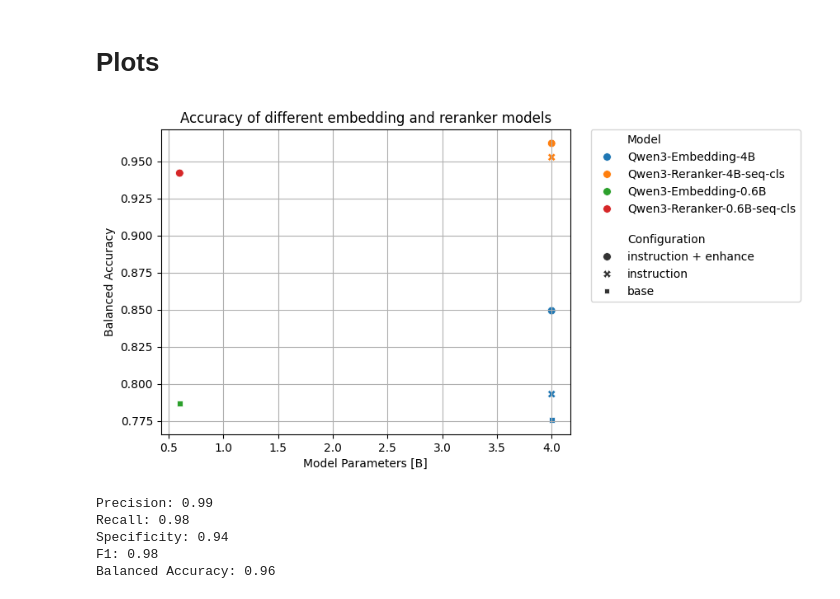
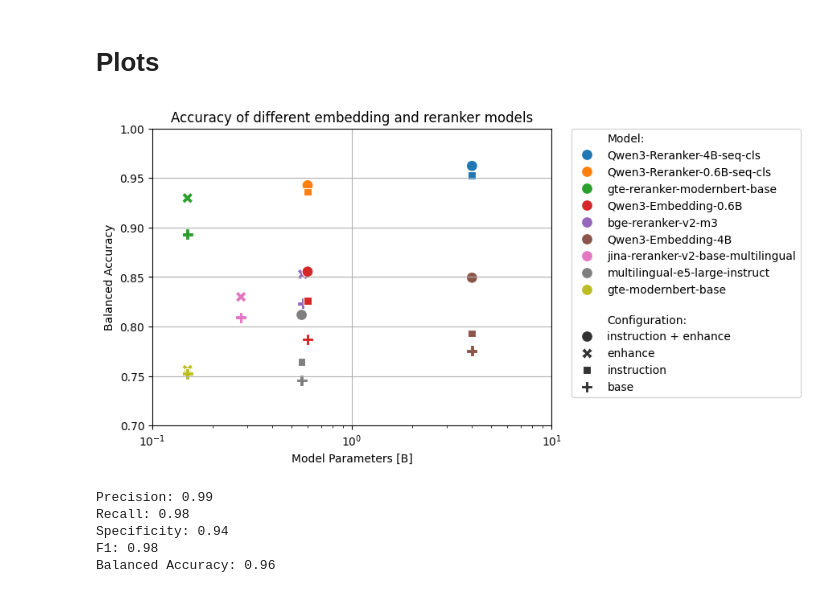
Before and after one commit to pnyxai/a-vert, a Jupyter notebook: notebooks/process_results.ipynb, the cells around one changed output. Drawn from its saved outputs; the diff is of its cells as text; code cells hidden in the pictures.

```diff
--- a/notebooks/process_results.ipynb
+++ b/notebooks/process_results.ipynb
@@ -195,7 +272,9 @@ for emb_model_dir in os.listdir(DATA_PATH):
                             result_file.split('_2025')[0].split('samples_')[-1],
                             obj["doc_id"],
                             obj["a-vert_match"],
-                            1-obj["semscore"],
+                            obj["a-vert_correct_score"],
+                            obj["a-vert_wrong_score"],
+                            obj["semscore"],
                         ]
                     )
 
@@ -208,6 +287,8 @@ data_df = pd.DataFrame(data_rows, columns=["embedding_model",
                                            "dataset_task",
                                            "prompt_idx",
                                            "a-vert_match",
+                                           "a-vert_correct_score",
+                                           "a-vert_wrong_score",
                                            "semscore"])
 print(f"Read {len(data_df)} experiment samples")
 # %% [output]
@@ -258,0 +335,9 @@ merged_df.head()
+# %%
+def get_type(row):
+    _,row=row
+    if "babi" in row['dataset_task']:
+        return "bAbI / open-world"
+    else:
+        return "MMLU / multiple-choice"
+
+merged_df['task_type'] = [get_type(a) for a in merged_df.iterrows()]
@@ -314,8 +408,8 @@ for model in list(merged_df['embedding_model'].unique()):
                     ]
                 )
 accurracy_compare_df = pd.DataFrame(accurracy_compare_rows, columns=[
-                        "\nConfiguration",
-                        "Model",
+                        "\nConfiguration:",
+                        "Model:",
                         "params",
                         "with_instrct",
                         "with_enhance",
@@ -338,16 +423,37 @@ accurracy_compare_df.head()
 # %% [markdown]
 # Plots
 # %%
-scatter = sns.scatterplot(data=accurracy_compare_df, x="params", y="balanced_accuracy", hue='Model', style='\nConfiguration', s=50)
-# pltylim(0.5,1.0)
+
+
+scatter = sns.scatterplot(data=accurracy_compare_df,
+                          x="params",
+                          y="balanced_accuracy",
+                          hue='Model:',
+                          hue_order=[
+                                "Qwen3-Reranker-4B-seq-cls",
+                                "Qwen3-Reranker-0.6B-seq-cls",
+                                "gte-reranker-modernbert-base",
+                                "Qwen3-Embedding-0.6B",
+                                "bge-reranker-v2-m3",
+                                "Qwen3-Embedding-4B",
+                                "jina-reranker-v2-base-multilingual",
+                                "multilingual-e5-large-instruct",
+                                "gte-modernbert-base",
+                                ],
+                          style='\nConfiguration:',
+                          style_order=["instruction + enhance", "enhance", "instruction", "base"],
+                          s=100)
+plt.ylim(0.70,1.0)
+plt.xlim(0.1,10.0)
 plt.grid()
 plt.title('Accuracy of different embedding and reranker models')
 plt.xlabel("Model Parameters [B]")
 plt.ylabel("Balanced Accuracy")
 plt.legend(bbox_to_anchor=(1.05, 1), loc=2, borderaxespad=0.)
+plt.xscale('log')
 plt.show()
 # %% [output]
-[figure, old version]
+[figure, new version]
 # %%
 plot_df = merged_df.loc[merged_df["embedding_model"].str.contains(BEST_MODEL)]
 
```
Also changed, not shown: parts of 12 cells of this notebook, 2 other files.
